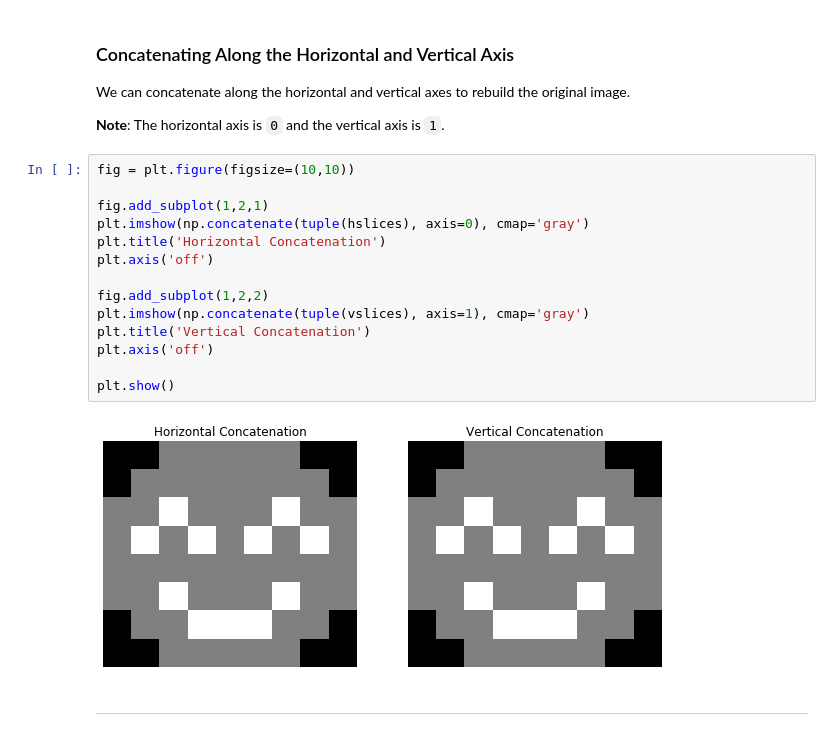
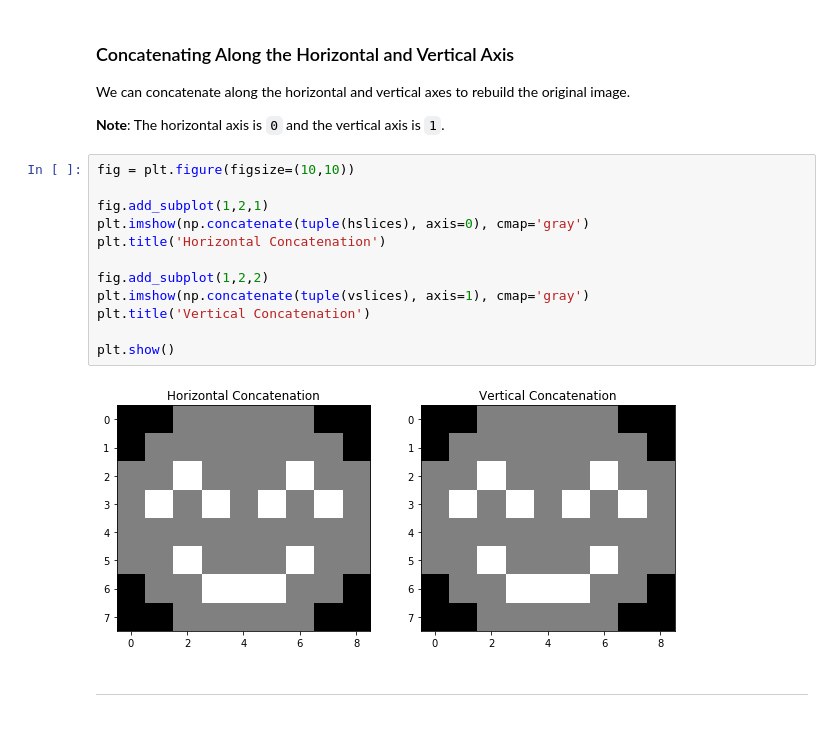
Before and after one commit to jonathanwvos/first_principles, a Jupyter notebook: Matrices.ipynb, the cells around one changed output. Cells and saved outputs as stored; diff of their text form.

```diff
--- a/Matrices.ipynb
+++ b/Matrices.ipynb
@@ -890,19 +884,17 @@ We can concatenate along the horizontal and vertical axes to rebuild the origina
 # %%
 fig = plt.figure(figsize=(10,10))
 
 fig.add_subplot(1,2,1)
 plt.imshow(np.concatenate(tuple(hslices), axis=0), cmap='gray')
 plt.title('Horizontal Concatenation')
-plt.axis('off')
 
 fig.add_subplot(1,2,2)
 plt.imshow(np.concatenate(tuple(vslices), axis=1), cmap='gray')
 plt.title('Vertical Concatenation')
-plt.axis('off')
 
 plt.show()
 # %% [output]
-[figure, old version]
+[figure, new version]
 # %% [markdown]
 ---
 # %% [markdown]
```
Also changed, not shown: parts of 16 cells of this notebook.
